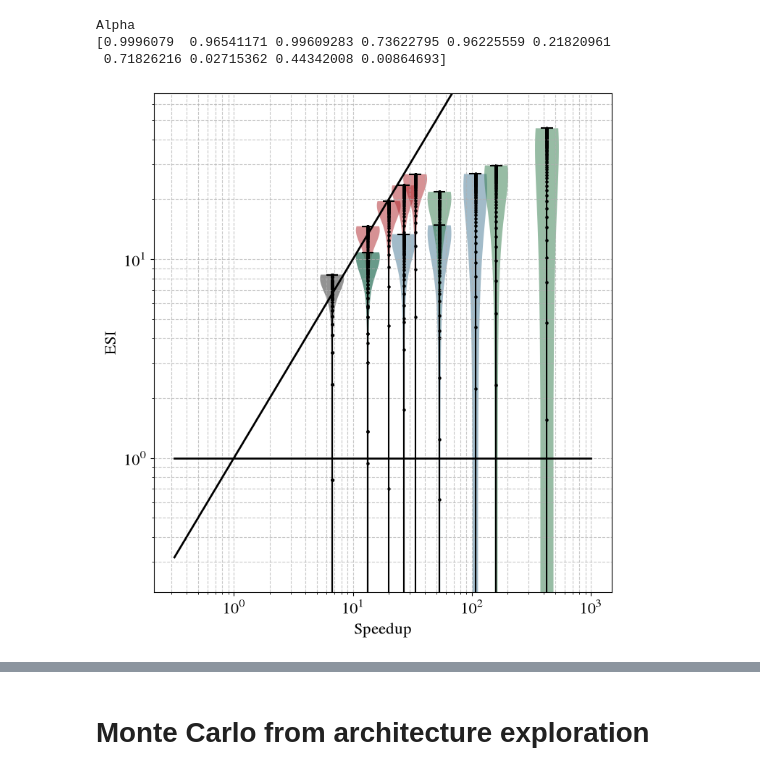
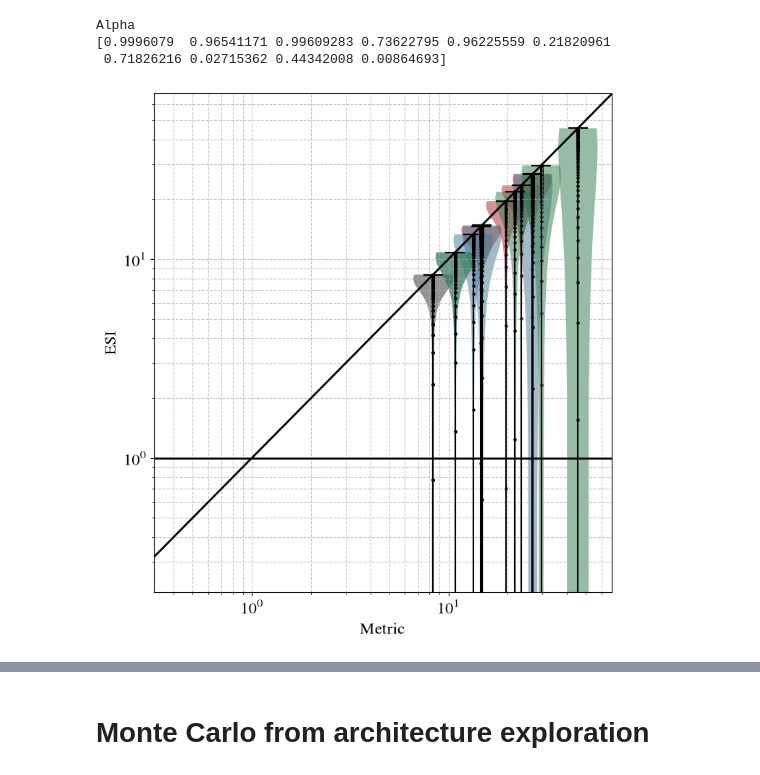
Before and after one commit to PolMaistriaux/IoT_Node_Modeling, a Jupyter notebook: Test_new_applications/Notebook_ASI_Framework.ipynb, the cells around one changed output, grey strips where cells are left out. Drawn from its saved outputs; the diff is of its cells as text; code cells hidden in the pictures.

```diff
--- a/Test_new_applications/Notebook_ASI_Framework.ipynb
+++ b/Test_new_applications/Notebook_ASI_Framework.ipynb
@@ -584,21 +622,13 @@ for k in range(3):
                 p = ax[0,k].plot(alpha_studied,   theor_ncf_res[:,a,k,i,d,0],   color = color_array[k,i] , linestyle ='-')
                 p = ax[0,k].vlines(theor_crit_alpha [a,k,i,d,0], ymin=0, ymax=1,   color = 'black' , linestyle ='--')
 
-        if plot_soa:
-            if soa_only_last_one :
-                p = ax[0,k].plot(alpha_studied,   soa_ncf_res[:,a,-1,0],   color = 'gray', linestyle ='-')
-            else:
-                for i in range(soa_area_ratio.shape[0]):
-                    p = ax[0,k].plot(alpha_studied,   soa_ncf_res[:,a,i,0],   color = listColor[i] , linestyle ='-.')
-
-        if plot_our:
-            for i in range(our_area_ratio.shape[0]):
-                p = ax[0,k].plot(alpha_studied,   our_ncf_res[:,a,i,0],   color = listColor[i+6] , linestyle ='--')
 
     ax[0,k].hlines(y=1,xmin = 0, xmax=1, color= "black")
     ax[0,k].set_ylim([0,1.3])
     ax[0,k].set_xlim([0,1])
     ax[0,k].set_xlabel("Alpha")
+
+    ax[0,k].set_xscale("linear")
 
 
 ax[0,0].set_ylabel("NCF @ Fixed Reinvested Work")
@@ -891,54 +921,49 @@ bwViolin   =0.3
 
 fig, ax = plt.subplots(1,len(baseline_area),figsize=(7.5*len(baseline_area), 8), squeeze=False)
 
+metric = 1/theor_energy_ratio # theor_speedup_ratio
+
 for a in range(len(baseline_area)):
     ax[0,a].set_yscale('log')
     ax[0,a].set_ylabel('ESI')
-    #for n, n_s_lim in enumerate(max_reused_speedup):
-    #    new_speedup_limit        = 1/10**speedup_space
-    #    new_speedup_limit  [np.where((10**speedup_space)>n_s_lim)]   = n_s_lim * new_speedup_limit  [np.where((10**speedup_space)>n_s_lim)]
-    #    new_speedup_limit  [np.where((10**speedup_space)<=n_s_lim)]  = 1
-    #    ax[0,a].plot(speedup_space, new_speedup_limit,   'gray', linewidth=1)
 
     ax[0,a].plot(speedup_space, 10**speedup_space, 'black', linewidth=2, label='Strongly Sustainable')
     ax[0,a].plot(speedup_space, np.ones(len(speedup_space)), 'black', linewidth=2, label='Strongly Sustainable')
-    #ax[0,a].plot(speedup_space, sep_strongly_sustainable, 'black', linewidth=2, label='Strongly Sustainable')
-    #ax[0,a].plot(speedup_space, sep_weakly_sustainable,   'black', linewidth=2, label='Weakly Sustainable')
-    ax[0,a].set_xlabel('Speedup')
-    #ax[0,a].set_ylim([-0.5,1.05*np.max(theor_asi_res)])
-    #ax[0,a].set_xlim([-0.5,1.1*np.log10(np.max(theor_speedup_ratio))])
-    ax[0,a].set_ylim([-1,1.5*np.max(theor_ncf_test)])
+    ax[0,a].set_xlabel('Metric')
+
+    ax[0,a].set_xlim([-0.5,1.1*np.max(np.log10(metric))])
+    ax[0,a].set_ylim([-1 ,1.5*np.max(theor_ncf_test)])
     ax[0,a].grid(True, which='both', linestyle='--', alpha=0.7)
     ax[0,a].xaxis.set_major_locator(ticker.MultipleLocator(1))
     ax[0,a].xaxis.set_major_formatter(formatter)
     ax[0,a].xaxis.set_minor_locator(ticker.FixedLocator(log_ticks))
 
     for d, j in enumerate(analysis_Mem_type):
         asi_res_reshaped = np.reshape(theor_ncf_test[:,a,:,:,:,0]  ,(len(alpha_studied),3*(arch_Dim)*len(analysis_Mem_type)), copy=True)
-        speedup_reshaped = np.reshape(theor_speedup_ratio[:,:,j],(                      3*(arch_Dim)*len(analysis_Mem_type)), copy=True)
+        metric_reshaped = np.reshape(metric[:,:,j]             ,(                      3*(arch_Dim)*len(analysis_Mem_type)), copy=True)
 
         this_color_array = []
         for k in range(3):
             this_color_array.append(('black',alphaViolin/3 ) )
             for i in range(1,arch_Dim):
                 this_color_array.append((color_array[k,2],alphaViolin ))
 
-        vp1 = ax[0,a].violinplot(asi_res_reshaped, positions = np.log10(speedup_reshaped), widths=widthViolin,
+        vp1 = ax[0,a].violinplot(asi_res_reshaped, positions = np.log10(metric_reshaped), widths=widthViolin,
                             showmeans=False,showextrema=True,showmedians=False ,
                             facecolor=this_color_array,
                             bw_method=bwViolin, linecolor='black' , points=300)
 
         for k in range(3):
             for i in range(0,arch_Dim):
-                p = ax[0,a].scatter(np.ones(len(alpha_studied))*np.log10(theor_speedup_ratio[k,i,j]),   theor_ncf_test[:,a,k,i,d,0],
+                p = ax[0,a].scatter(np.ones(len(alpha_studied))*np.log10(metric[k,i,j]),   theor_ncf_test[:,a,k,i,d,0],
                 c='black',  s=20, marker='.')
 
 
 
 #fig.colorbar(p,ax=ax,orientation='vertical',label='Alpha')
 
 # Add legend
 fig.tight_layout()
 plt.show()
 # %% [output]
-[figure, old version]
+[figure, new version]
```
Also changed, not shown: parts of 6 cells of this notebook, 1 other file.
